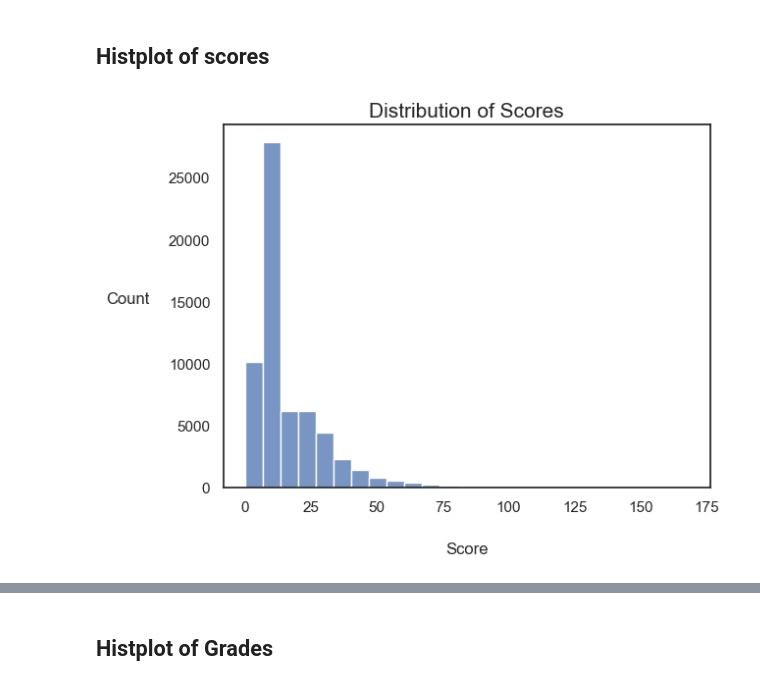
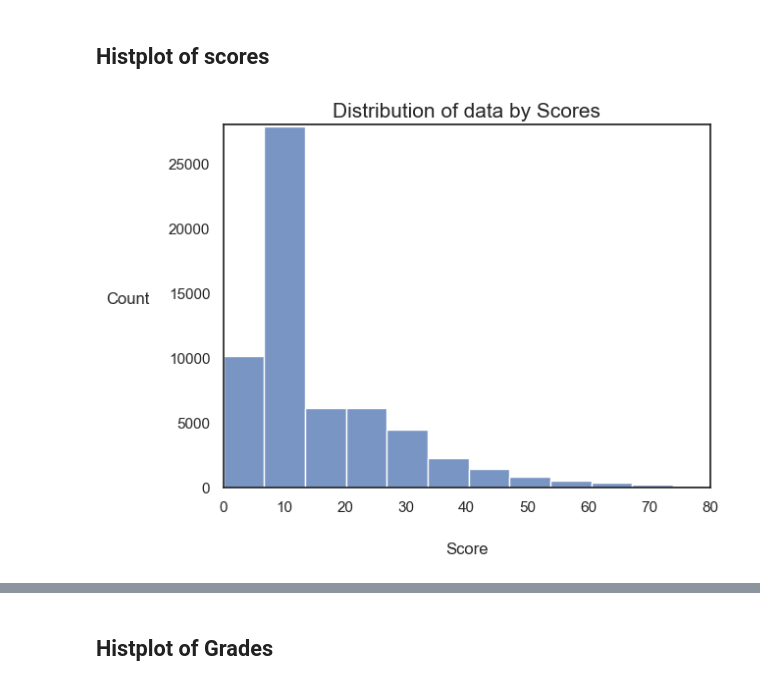
Before and after one commit to Somerville-2023/New-York-health-Inspection-Prediction, a Jupyter notebook: marc-folder/marc_eda.ipynb, the cells around one changed output, grey strips where cells are left out. Saved outputs shown, nothing was run; the diff lists cells and outputs as text; code cells hidden in the pictures.

```diff
--- a/marc-folder/marc_eda.ipynb
+++ b/marc-folder/marc_eda.ipynb
@@ -556,10 +554,12 @@ plt.show()
 # %%
 sns.set(font_scale=1, style="white")
 
 sns.histplot(data=ny, x='score', bins=25)
-plt.title('Distribution of Scores', fontsize=15)
+plt.title('Distribution of data by Scores', fontsize=15)
 plt.xlabel('Score', labelpad=20)
 plt.ylabel('Count', rotation=0, labelpad=30)
+plt.xlim(0, 80)
+plt.ylim(0,28000)
 plt.show()
 # %% [output]
-[figure, old version]
+[figure, new version]
```
Also changed, not shown: parts of 38 cells of this notebook, 1 other file.
